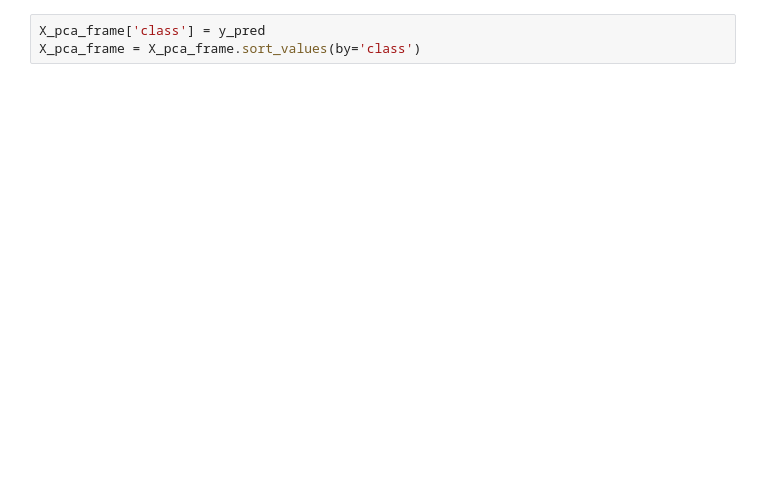
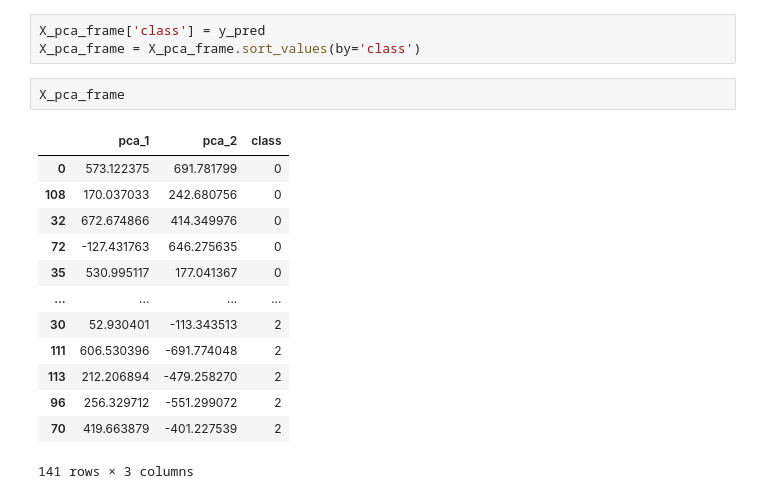
Before and after one commit to writeforfun/Video-Autoencoder, a Jupyter notebook: RNNAE.ipynb, the cells around one changed output. Cells and saved outputs as stored; diff of their text form; blank space fills up the shorter version.

```diff
--- a/RNNAE.ipynb
+++ b/RNNAE.ipynb
@@ -108,5 +168,21 @@ for k in range(3, 4):
 # %%
 X_pca_frame['class'] = y_pred
 X_pca_frame = X_pca_frame.sort_values(by='class')
+# %%
+X_pca_frame
+# %% [output]
+|  | pca_1 | pca_2 | class |
+| 0 | 573.122375 | 691.781799 | 0 |
+| 108 | 170.037033 | 242.680756 | 0 |
+| 32 | 672.674866 | 414.349976 | 0 |
+| 72 | -127.431763 | 646.275635 | 0 |
+| 35 | 530.995117 | 177.041367 | 0 |
+| ... | ... | ... | ... |
+| 30 | 52.930401 | -113.343513 | 2 |
+| 111 | 606.530396 | -691.774048 | 2 |
+| 113 | 212.206894 | -479.258270 | 2 |
+| 96 | 256.329712 | -551.299072 | 2 |
+| 70 | 419.663879 | -401.227539 | 2 |
+141 rows × 3 columns
 # %%
 X_pca_frame.value_counts('class')
```
Also changed, not shown: parts of 18 cells of this notebook.
